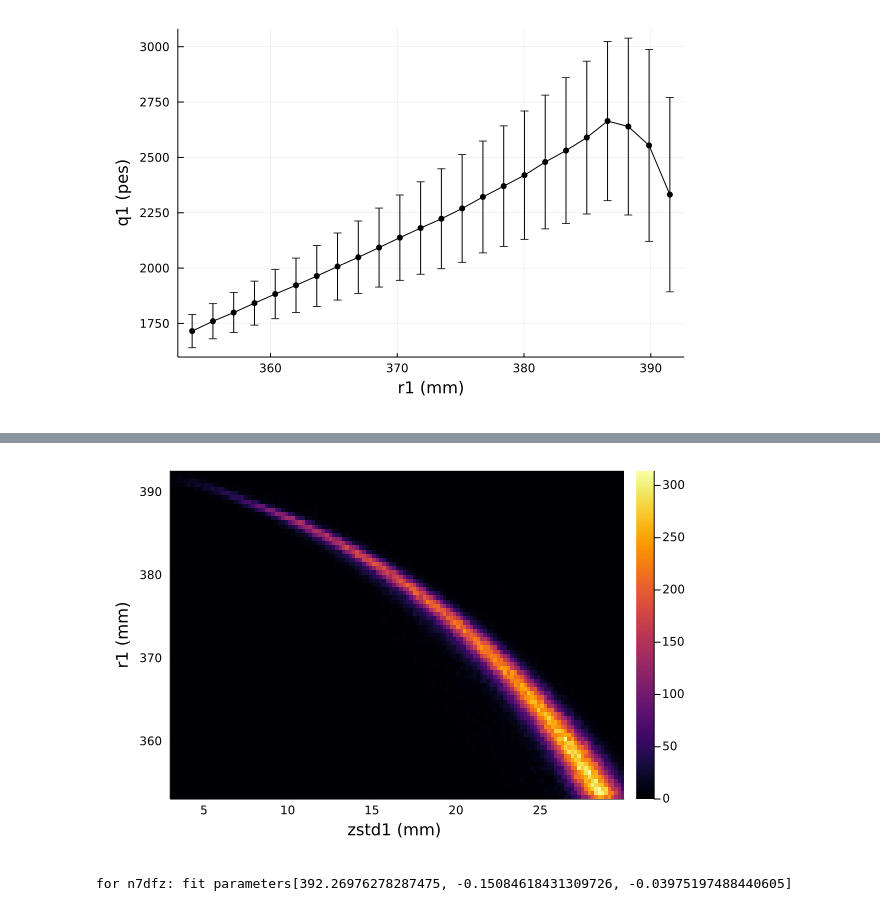
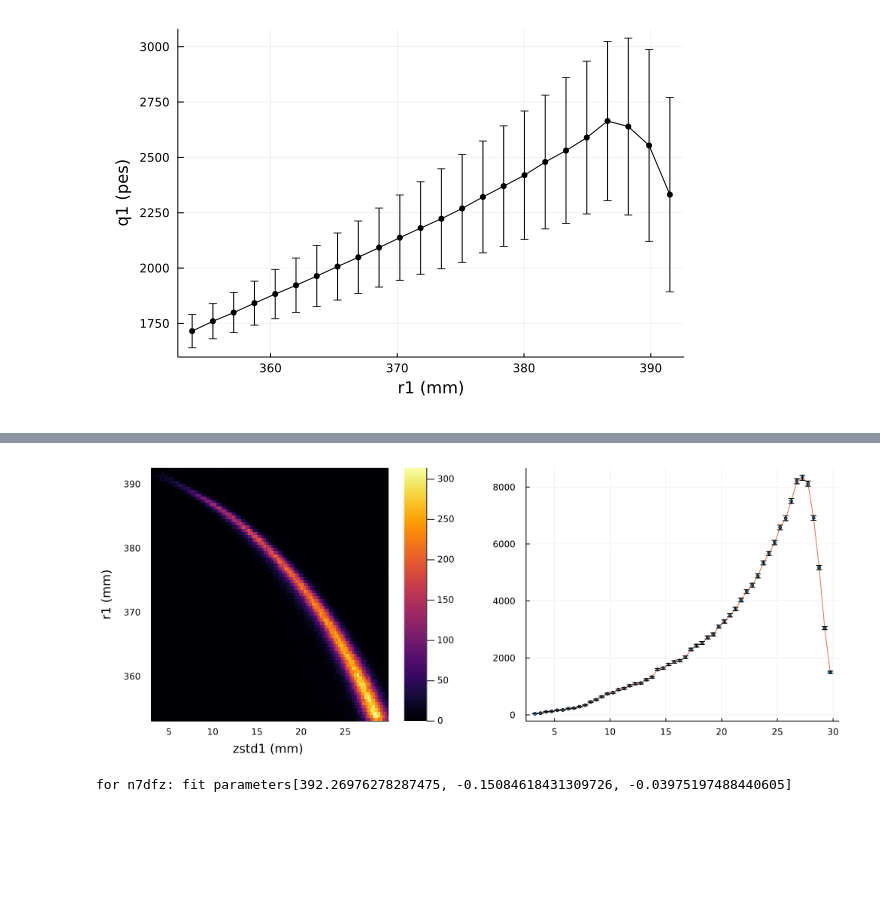
Before and after one commit to jjgomezcadenas/JPetalo, a Jupyter notebook: notebooks/nema7_pde_03_tof_85ps_phot_windows2.ipynb, the cells around one changed output, grey strips where cells are left out. Saved outputs shown, nothing was run; the diff lists cells and outputs as text; code cells hidden in the pictures; blank space fills up the shorter version.

```diff
--- a/notebooks/nema7_pde_03_tof_85ps_phot_windows2.ipynb
+++ b/notebooks/nema7_pde_03_tof_85ps_phot_windows2.ipynb
@@ -142,9 +150,12 @@ plot(p)
 # %%
 n7dfz =JPetalo.selectinterval(n7dfq, "zstd1", "zstd2", 3.0, 30.0);
-# %%
-JPetalo.ploth2d(n7dfz, "zstd1","r1","zstd1 (mm) ","r1 (mm)",0.0, 40.0,350., 450.)
-# %% [output]
-[figure, removed]
+# %%
+h1,p1 = JPetalo.hist2d(n7dfz.zstd1, n7dfz.r1, 150, "zstd1 (mm) ","r1 (mm)",0.0, 40.0,350., 450.)
+h2,p2 = JPetalo.hist1d(n7dfz.zstd1, "zstd1", 100, 0.,35.)
+plot(p1, p2, layout= (1, 2), legend=false, fmt = :png, size = (1000, 400),
+    left_margin=5Plots.mm, right_margin=1Plots.mm, bottom_margin=5Plots.mm)
+# %% [output]
+[figure, added]
 # %%
 cz, fz, pz = JPetalo.fit_profile(n7dfz, "zstd1","r1","zstd1 (mm) ","r1 (mm)", "pol2")
 println("for n7dfz: fit parameters", cz)
```
Also changed, not shown: parts of 10 cells of this notebook, 1 other file.
